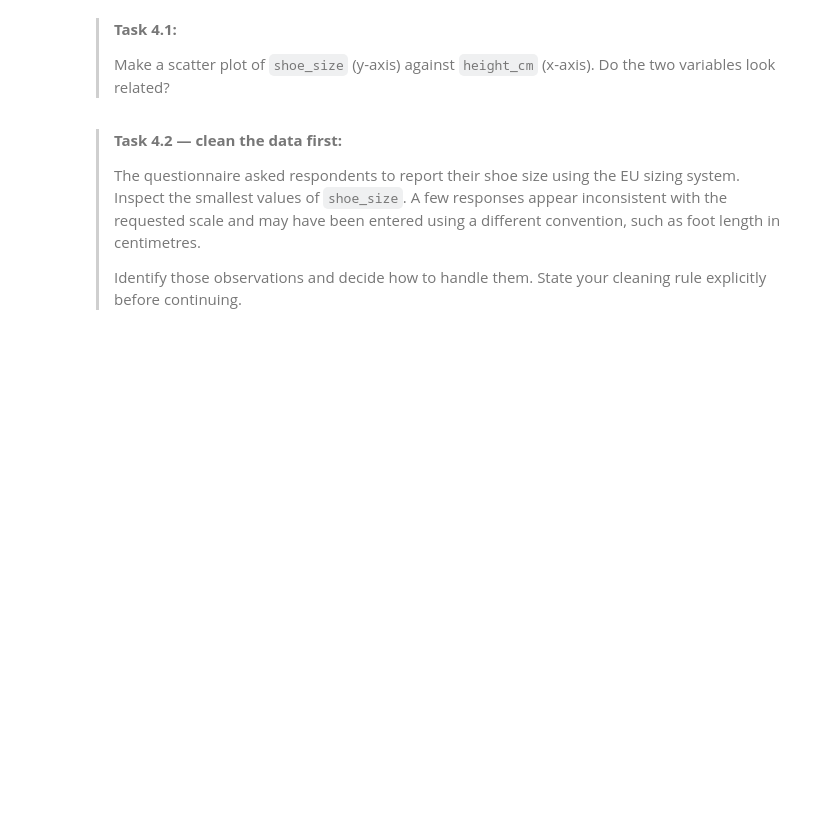
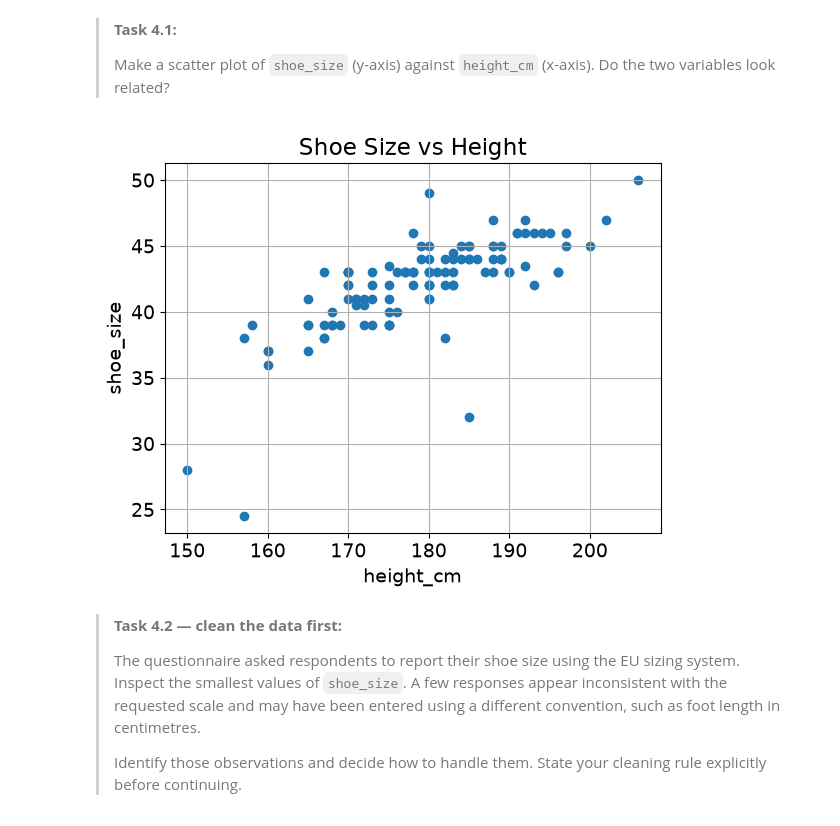
Before and after one commit to candicehabay11/WS1.4, a Jupyter notebook: WS1_4_Fit_happens.ipynb, the cells around one changed output. Cells and saved outputs as stored; diff of their text form; code cells hidden in the pictures; blank space fills up the shorter version.

```diff
--- a/WS1_4_Fit_happens.ipynb
+++ b/WS1_4_Fit_happens.ipynb
@@ -250,6 +269,14 @@ Downloading dataset_class_survey_2026.csv...
 >
 # %%
 ### YOUR CODE HERE
+plt.scatter(survey['height_cm'], survey['shoe_size'])
+plt.xlabel('height_cm')
+plt.ylabel('shoe_size')
+plt.title('Shoe Size vs Height')
+plt.grid()
+plt.show()
+# %% [output]
+[figure, added]
 # %% [markdown]
 >**Task 4.2 — clean the data first:**
 >
```
Also changed, not shown: parts of 10 cells of this notebook.
